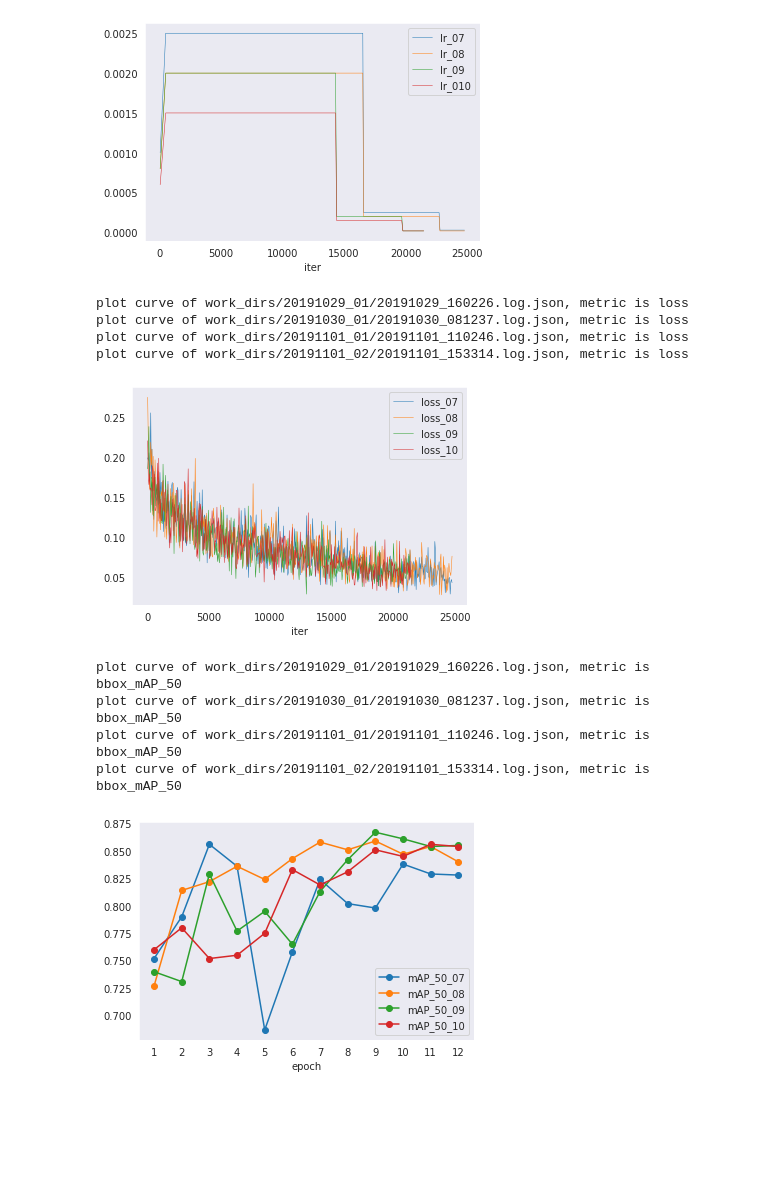
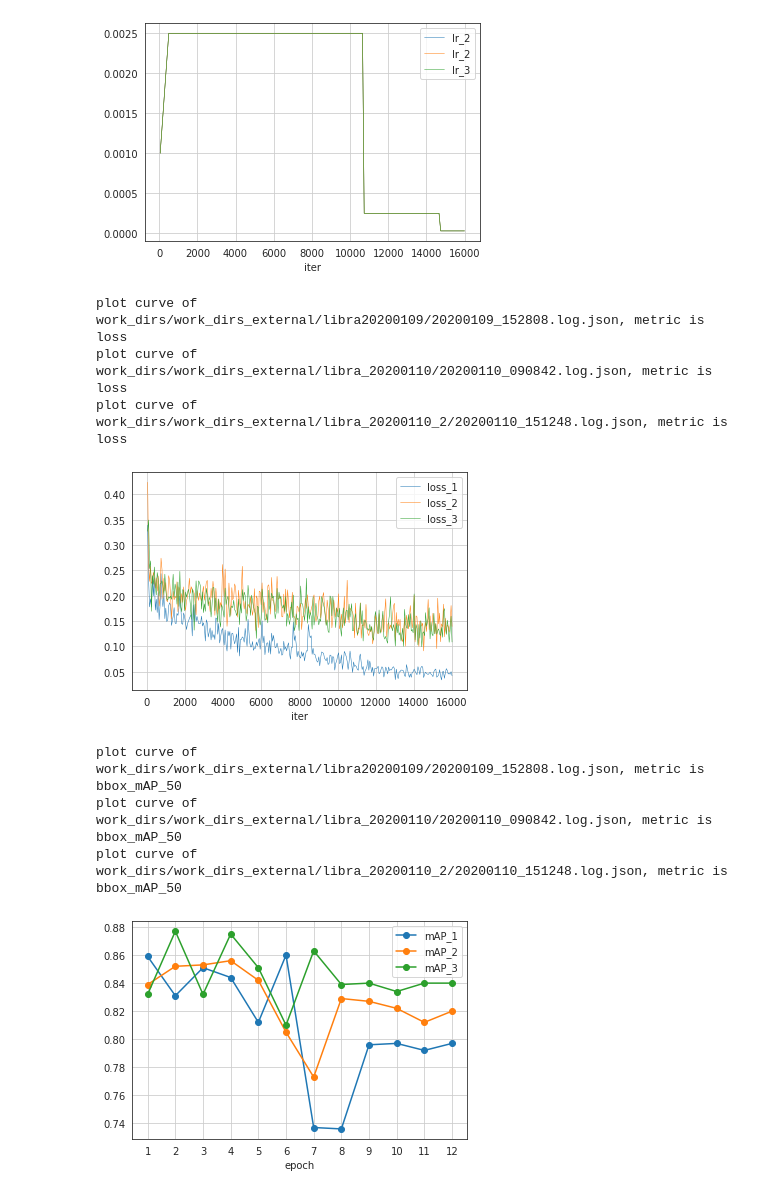
Before and after one commit to thaiKari/mmdetection-sau, a Jupyter notebook: visualize_train.ipynb, the cells around one changed output. Saved outputs shown, nothing was run; the diff lists cells and outputs as text; code cells hidden in the pictures; blank space fills up the shorter version.

```diff
--- a/visualize_train.ipynb
+++ b/visualize_train.ipynb
@@ -135,10 +152,12 @@ plot curve of work_dirs/libra_20200107/20200108_201554.log.json, metric is bbox_
 # %%
 #json_logs = ['work_dirs/20191024_01/20191024_232211.log.json']
-json_logs = ['work_dirs/20191029_01/20191029_160226.log.json', 'work_dirs/20191030_01/20191030_081237.log.json', 'work_dirs/20191101_01/20191101_110246.log.json', 'work_dirs/20191101_02/20191101_153314.log.json', 'work_dirs/libra_20191202_0/20191202_131753.log.json']
+json_logs = ['work_dirs/work_dirs_external/libra20200109/20200109_152808.log.json',
+             'work_dirs/work_dirs_external/libra_20200110/20200110_090842.log.json',
+            'work_dirs/work_dirs_external/libra_20200110_2/20200110_151248.log.json']
 log_dict = load_json_logs(json_logs)
 
-plot_curve(log_dict, json_logs, keys=['lr'], legend=['lr_07', 'lr_08', 'lr_09', 'lr_010', 'lr_libra'])
-plot_curve(log_dict, json_logs, keys=['loss'], legend=['loss_07', 'loss_08', 'loss_09', 'loss_10', 'loss_libra'])
-plot_curve(log_dict, json_logs, keys=['bbox_mAP_50'], legend=['mAP_50_07', 'mAP_50_08', 'mAP_50_09', 'mAP_50_10', 'map50_libra'])
+plot_curve(log_dict, json_logs, keys=['lr'], legend=['lr_2', 'lr_2', 'lr_3'])
+plot_curve(log_dict, json_logs, keys=['loss'], legend=['loss_1', 'loss_2', 'loss_3'])
+plot_curve(log_dict, json_logs, keys=['bbox_mAP_50'], legend=['mAP_1', 'mAP_2', 'mAP_3'])
 #plot_curve(log_dict, json_logs, keys=['bbox_mAP', 'loss'], legend=['mAP_07', 'loss_07','mAP_08', 'loss_08'])
 # %% [output]
@@ -149,14 +167,12 @@ plot curve of work_dirs/20191101_02/20191101_153314.log.json, metric is lr
-[figure, old version]
+[figure, new version]
-plot curve of work_dirs/20191029_01/20191029_160226.log.json, metric is loss
-plot curve of work_dirs/20191030_01/20191030_081237.log.json, metric is loss
-plot curve of work_dirs/20191101_01/20191101_110246.log.json, metric is loss
-plot curve of work_dirs/20191101_02/20191101_153314.log.json, metric is loss
+plot curve of work_dirs/work_dirs_external/libra20200109/20200109_152808.log.json, metric is loss
+plot curve of work_dirs/work_dirs_external/libra_20200110/20200110_090842.log.json, metric is loss
+plot curve of work_dirs/work_dirs_external/libra_20200110_2/20200110_151248.log.json, metric is loss
-[figure, old version]
+[figure, new version]
-plot curve of work_dirs/20191029_01/20191029_160226.log.json, metric is bbox_mAP_50
-plot curve of work_dirs/20191030_01/20191030_081237.log.json, metric is bbox_mAP_50
-plot curve of work_dirs/20191101_01/20191101_110246.log.json, metric is bbox_mAP_50
-plot curve of work_dirs/20191101_02/20191101_153314.log.json, metric is bbox_mAP_50
+plot curve of work_dirs/work_dirs_external/libra20200109/20200109_152808.log.json, metric is bbox_mAP_50
+plot curve of work_dirs/work_dirs_external/libra_20200110/20200110_090842.log.json, metric is bbox_mAP_50
+plot curve of work_dirs/work_dirs_external/libra_20200110_2/20200110_151248.log.json, metric is bbox_mAP_50
-[figure, old version]
+[figure, new version]
 # %%
 log_dict[0]
 # %% [output]
```
Also changed, not shown: parts of 6 cells of this notebook, 5 other files.
